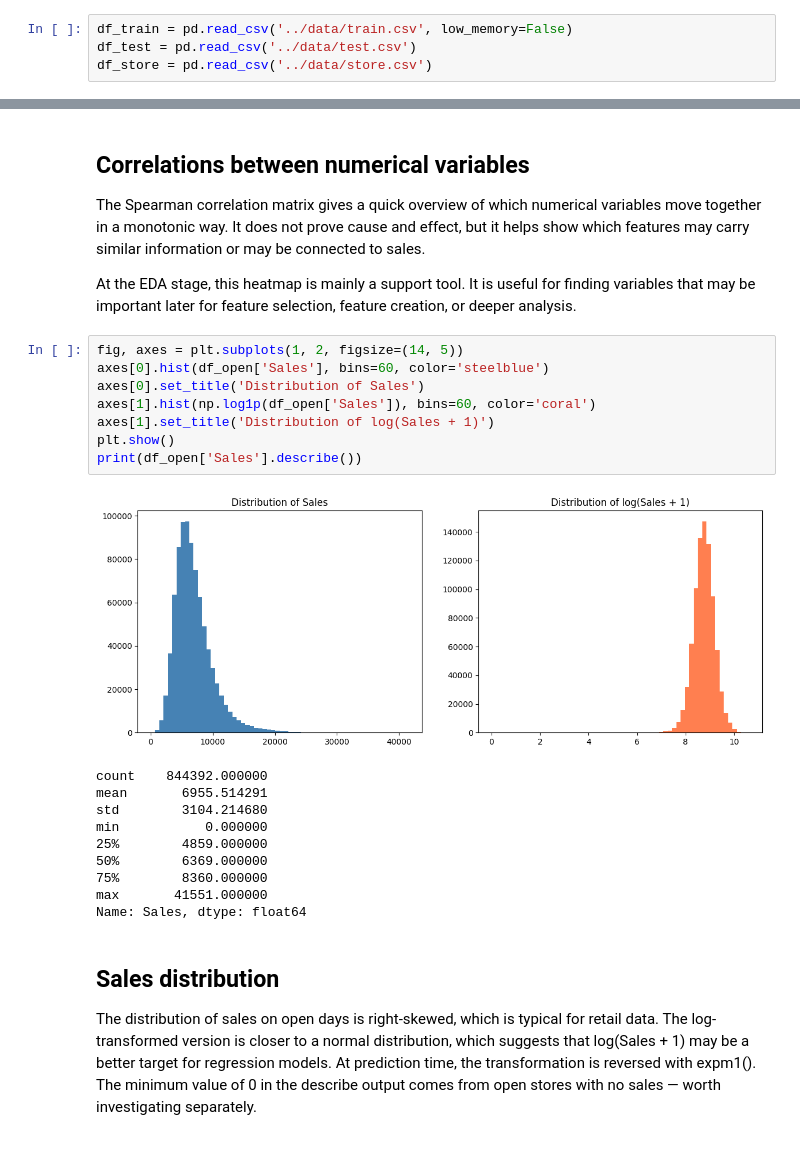
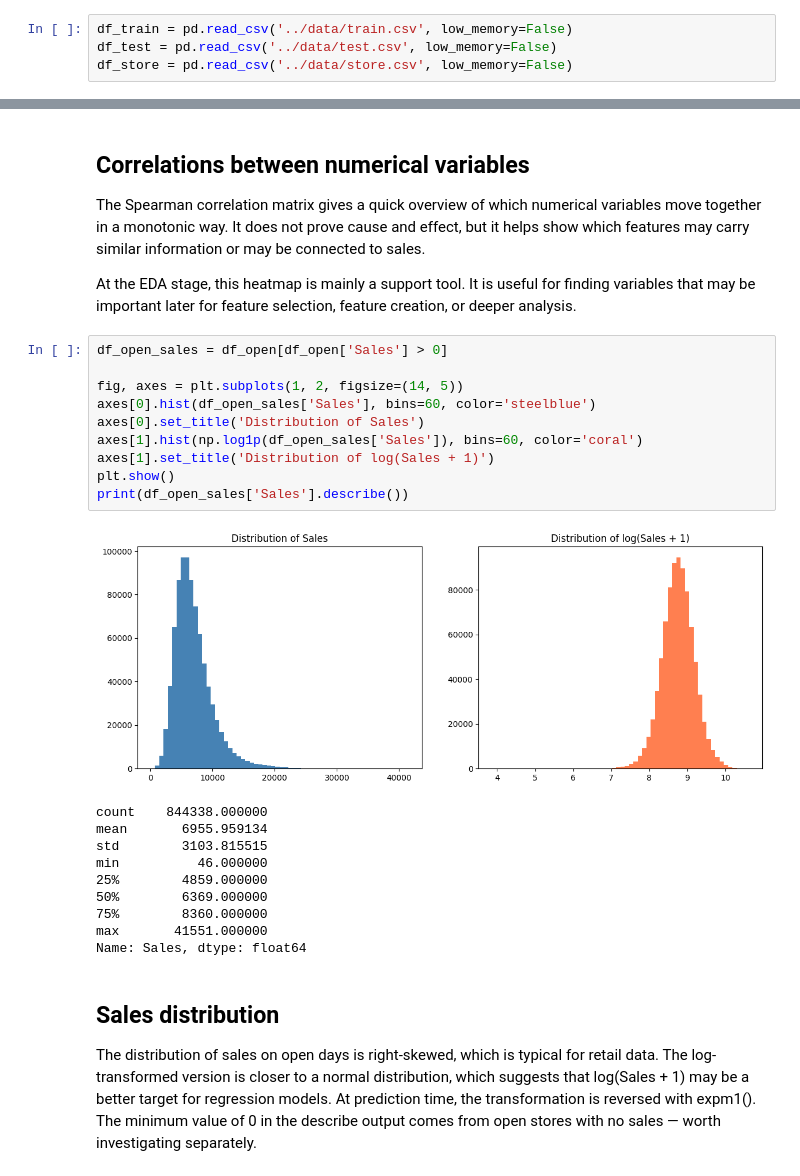
Before and after one commit to szymonczaja/Time-Series-Analysis, a Jupyter notebook: notebooks/01_eda.ipynb, the cells around one changed output, grey strips where cells are left out. Saved outputs shown, nothing was run; the diff lists cells and outputs as text.

```diff
--- a/notebooks/01_eda.ipynb
+++ b/notebooks/01_eda.ipynb
@@ -11,8 +11,8 @@ import matplotlib.pyplot as plt
 import seaborn as sns
 # %%
 df_train = pd.read_csv('../data/train.csv', low_memory=False)
-df_test = pd.read_csv('../data/test.csv')
-df_store = pd.read_csv('../data/store.csv')
+df_test = pd.read_csv('../data/test.csv', low_memory=False)
+df_store = pd.read_csv('../data/store.csv', low_memory=False)
 # %%
 df_train.info()
 # %% [output]
@@ -286,19 +286,21 @@ The Spearman correlation matrix gives a quick overview of which numerical variab
 
 At the EDA stage, this heatmap is mainly a support tool. It is useful for finding variables that may be important later for feature selection, feature creation, or deeper analysis.
 # %%
+df_open_sales = df_open[df_open['Sales'] > 0]
+
 fig, axes = plt.subplots(1, 2, figsize=(14, 5))
-axes[0].hist(df_open['Sales'], bins=60, color='steelblue')
+axes[0].hist(df_open_sales['Sales'], bins=60, color='steelblue')
 axes[0].set_title('Distribution of Sales')
-axes[1].hist(np.log1p(df_open['Sales']), bins=60, color='coral')
+axes[1].hist(np.log1p(df_open_sales['Sales']), bins=60, color='coral')
 axes[1].set_title('Distribution of log(Sales + 1)')
 plt.show()
-print(df_open['Sales'].describe())
+print(df_open_sales['Sales'].describe())
 # %% [output]
-[figure, old version]
+[figure, new version]
-count    844392.000000
-mean       6955.514291
-std        3104.214680
-min           0.000000
+count    844338.000000
+mean       6955.959134
+std        3103.815515
+min          46.000000
 25%        4859.000000
 50%        6369.000000
 75%        8360.000000
```
Also changed, not shown: parts of 2 cells of this notebook.
